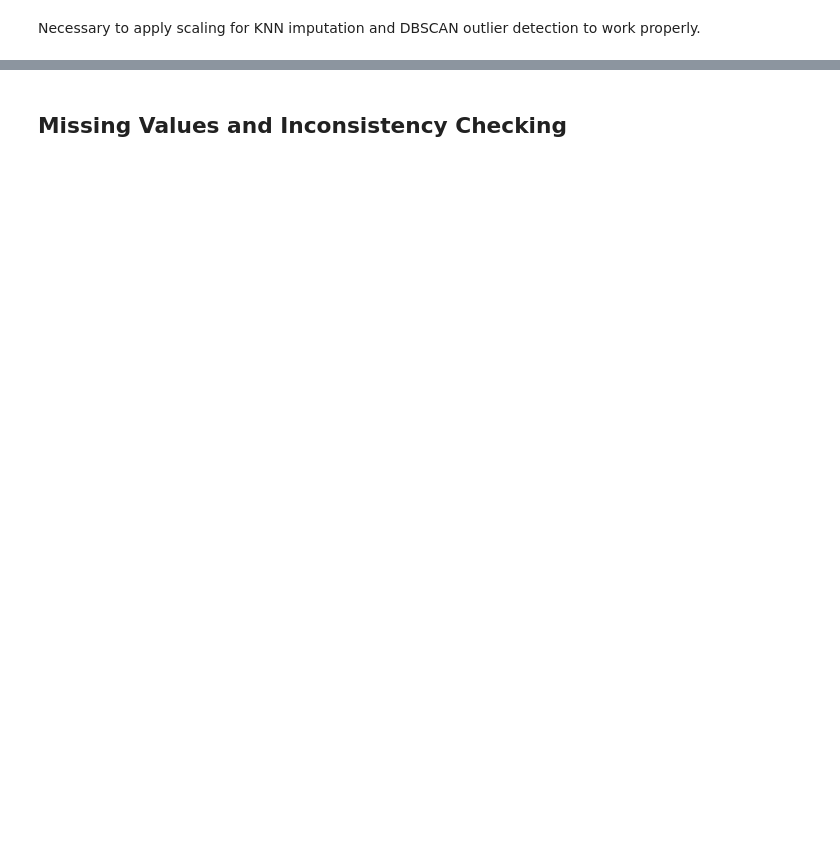
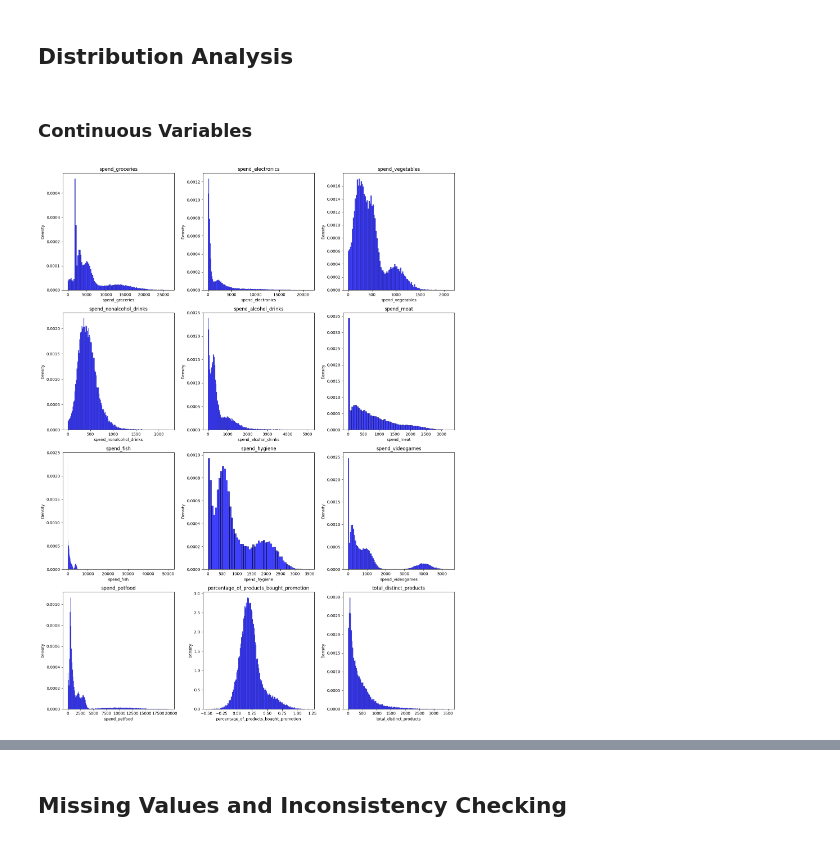
Before and after one commit to master-boda/Client-Segmentation-with-U-MAP-Embedding, a Jupyter notebook: src/preproc/eda.ipynb, the cells around one changed output, grey strips where cells are left out. Saved outputs shown, nothing was run; the diff lists cells and outputs as text; code cells hidden in the pictures; blank space fills up the shorter version.

Commit message:
big changes (notebook to py), early stage of preproc pipeline (outputs demo data to use in modeling)

```diff
--- a/src/preproc/eda.ipynb
+++ b/src/preproc/eda.ipynb
@@ -96,2 +28,19 @@ customer_info_refactored.head(3)
-# %% [markdown]
-Necessary to apply scaling for KNN imputation and DBSCAN outlier detection to work properly.
+# %%
+customer_info_clean = clean_customer_data(customer_info)
+
+customer_info_clean['city'] = customer_info_clean.apply(lambda row: assign_city(row['latitude'], row['longitude']), axis=1)
+customer_info_clean.drop(['latitude', 'longitude'], axis=1, inplace=True)
+
+customer_info_clean.head(2)
+# %% [markdown]
+## **Distribution Analysis**
+# %% [markdown]
+### **Continuous Variables**
+# %%
+# note: 'total_distinct_products' is being treated as a continuous variable
+customer_info_cont = ['spend_groceries', 'spend_electronics', 'spend_vegetables', 'spend_nonalcohol_drinks', 'spend_alcohol_drinks',
+                      'spend_meat', 'spend_fish', 'spend_hygiene', 'spend_videogames', 'spend_petfood', 'percentage_of_products_bought_promotion', 'total_distinct_products']
+# %%
+var_plotter(customer_info_clean, customer_info_cont)
+# %% [output]
+[figure, added]
```
Also changed, not shown: parts of 25 cells of this notebook, 7 other files.
